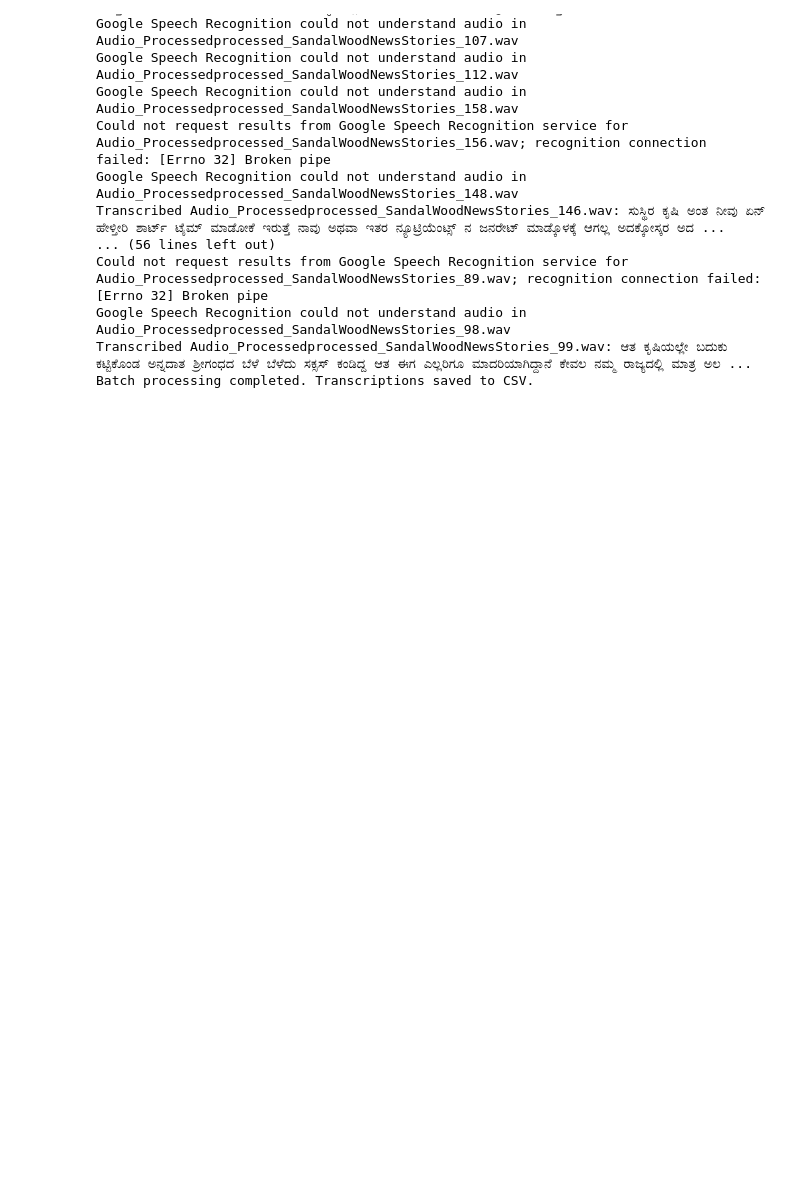
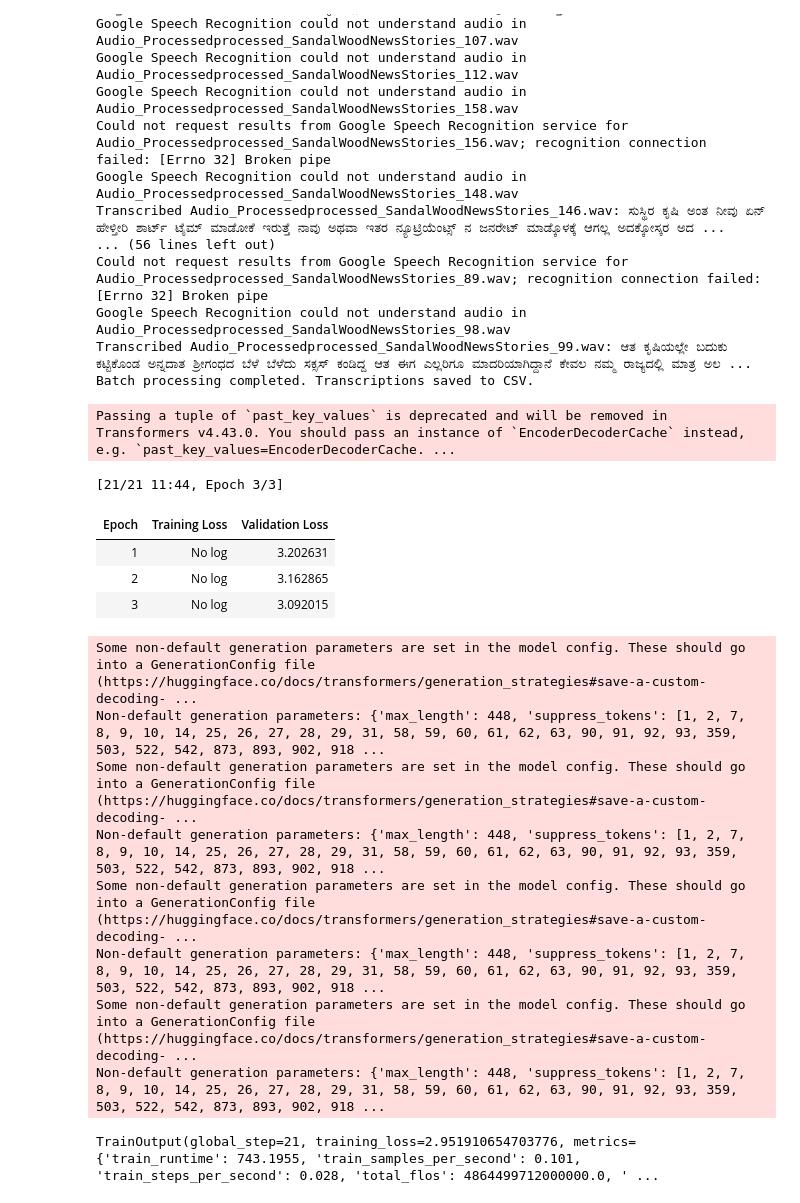
Before and after one commit to Shubho7/SoundWood, a Jupyter notebook: notebooks/asr.ipynb, the cells around one changed output. Drawn from its saved outputs; the diff is of its cells as text; code cells hidden in the pictures; blank space fills up the shorter version.

Commit message:
asr model created successfully

```diff
--- a/notebooks/asr.ipynb
+++ b/notebooks/asr.ipynb
@@ -176,0 +227,64 @@ Batch processing completed. Transcriptions saved to CSV.
+# %%
+# Training arguments
+training_args = Seq2SeqTrainingArguments(
+    output_dir="./whisper-kannada-finetuned",
+    per_device_train_batch_size=4,
+    per_device_eval_batch_size=4,
+    learning_rate=1e-5,
+    warmup_steps=500,
+    num_train_epochs=3,
+    evaluation_strategy="epoch",
+    save_strategy="epoch",
+    logging_dir="./logs",
+    fp16=True,
+    report_to="none",
+    remove_unused_columns=False
+)
+# %%
+from transformers import DataCollatorForSeq2Seq, WhisperForConditionalGeneration, WhisperProcessor, Seq2SeqTrainingArguments, Seq2SeqTrainer
+from torch.nn.utils.rnn import pad_sequence
+
+class DataCollatorWithPadding:
+    def __call__(self, features):
+        # Convert input_features and labels to tensors if they're not already
+        input_features = [torch.tensor(feature["input_features"], dtype=torch.float32) for feature in features]
+        labels = [torch.tensor(feature["labels"], dtype=torch.long) for feature in features]
+
+        # Pad and stack input features
+        input_features = pad_sequence(input_features, batch_first=True, padding_value=0)
+
+        # Pad and stack labels
+        labels = pad_sequence(labels, batch_first=True, padding_value=-100)  # -100 for ignoring in loss calculation
+
+        return {"input_features": input_features, "labels": labels}
+
+# Instantiate the data collator
+data_collator = DataCollatorWithPadding()
+
+trainer = Seq2SeqTrainer(
+    model=model,
+    args=training_args,
+    train_dataset=processed_dataset["train"],
+    eval_dataset=processed_dataset["test"],
+    data_collator=data_collator,
+    tokenizer=processor.tokenizer
+)
+
+# Start training
+trainer.train()
+# %% [output]
+Passing a tuple of `past_key_values` is deprecated and will be removed in Transformers v4.43.0. You should pass an instance of `EncoderDecoderCache` instead, e.g. `past_key_values=EncoderDecoderCache. ...
+[21/21 11:44, Epoch 3/3]
+| Epoch | Training Loss | Validation Loss |
+| 1 | No log | 3.202631 |
+| 2 | No log | 3.162865 |
+| 3 | No log | 3.092015 |
+Some non-default generation parameters are set in the model config. These should go into a GenerationConfig file (https://huggingface.co/docs/transformers/generation_strategies#save-a-custom-decoding- ...
+Non-default generation parameters: {'max_length': 448, 'suppress_tokens': [1, 2, 7, 8, 9, 10, 14, 25, 26, 27, 28, 29, 31, 58, 59, 60, 61, 62, 63, 90, 91, 92, 93, 359, 503, 522, 542, 873, 893, 902, 918 ...
+Some non-default generation parameters are set in the model config. These should go into a GenerationConfig file (https://huggingface.co/docs/transformers/generation_strategies#save-a-custom-decoding- ...
+Non-default generation parameters: {'max_length': 448, 'suppress_tokens': [1, 2, 7, 8, 9, 10, 14, 25, 26, 27, 28, 29, 31, 58, 59, 60, 61, 62, 63, 90, 91, 92, 93, 359, 503, 522, 542, 873, 893, 902, 918 ...
+Some non-default generation parameters are set in the model config. These should go into a GenerationConfig file (https://huggingface.co/docs/transformers/generation_strategies#save-a-custom-decoding- ...
+Non-default generation parameters: {'max_length': 448, 'suppress_tokens': [1, 2, 7, 8, 9, 10, 14, 25, 26, 27, 28, 29, 31, 58, 59, 60, 61, 62, 63, 90, 91, 92, 93, 359, 503, 522, 542, 873, 893, 902, 918 ...
+Some non-default generation parameters are set in the model config. These should go into a GenerationConfig file (https://huggingface.co/docs/transformers/generation_strategies#save-a-custom-decoding- ...
+Non-default generation parameters: {'max_length': 448, 'suppress_tokens': [1, 2, 7, 8, 9, 10, 14, 25, 26, 27, 28, 29, 31, 58, 59, 60, 61, 62, 63, 90, 91, 92, 93, 359, 503, 522, 542, 873, 893, 902, 918 ...
+TrainOutput(global_step=21, training_loss=2.951910654703776, metrics={'train_runtime': 743.1955, 'train_samples_per_second': 0.101, 'train_steps_per_second': 0.028, 'total_flos': 4864499712000000.0, ' ...
```
Also changed, not shown: parts of 6 cells of this notebook.
